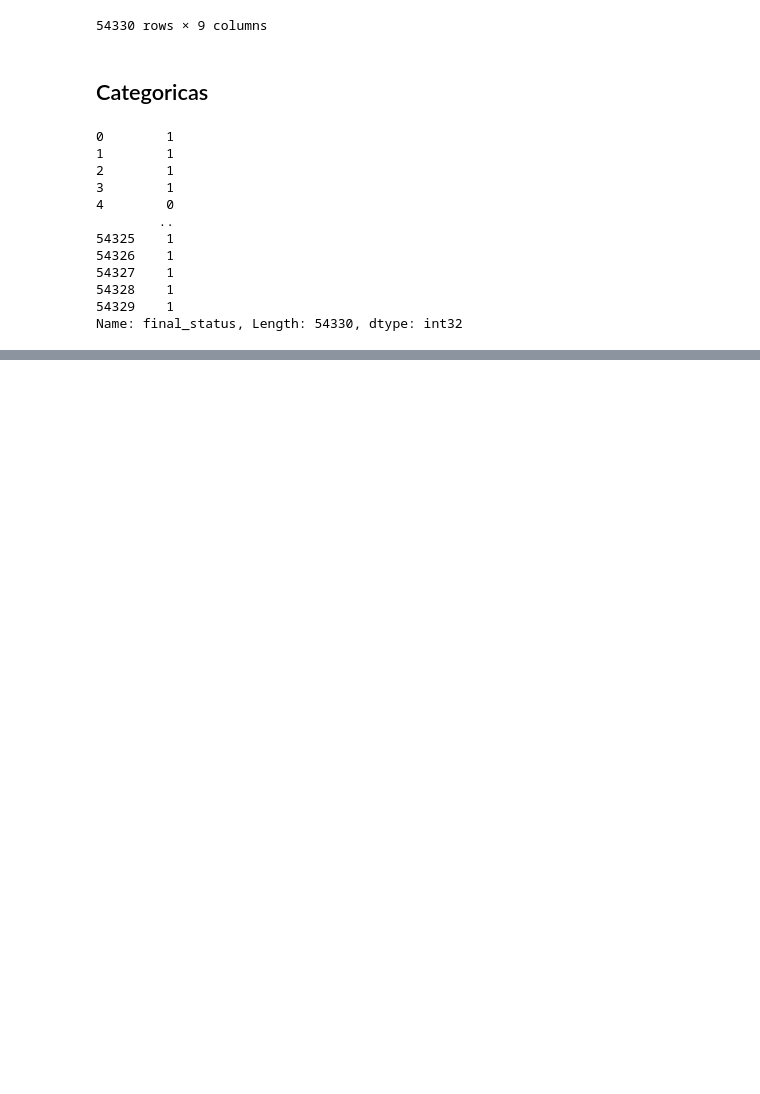
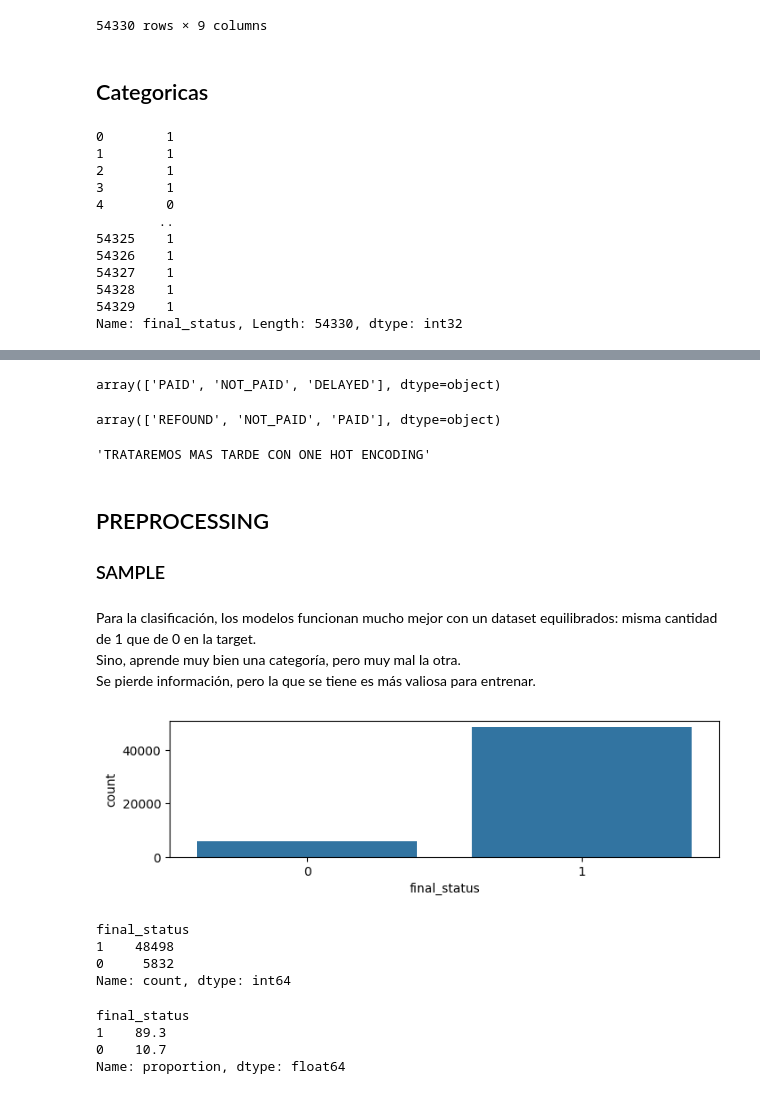
Before and after one commit to Unbiunio/ML_Delivery_Orders, a Jupyter notebook: orders.ipynb, the cells around one changed output, grey strips where cells are left out. Drawn from its saved outputs; the diff is of its cells as text; code cells hidden in the pictures; blank space fills up the shorter version.

```diff
--- a/orders.ipynb
+++ b/orders.ipynb
@@ -206,0 +323,2 @@ Name: final_status, Length: 54330, dtype: int32
+# %%
+df["country_code"] = df["country_code"].apply(lambda x: x if x in Lista_paises_frecuentes else "otro")
@@ -206,0 +396,10 @@ Name: final_status, Length: 54330, dtype: int32
+# %%
+# nos aseguramos que sea categorica
+df['store_address'] = df['store_address'].astype('category')
+df_pred['store_address'] = df_pred['store_address'].astype('category')
+# %%
+# primero hago fit_transform para conocer la media de la target del dataset de entrenamiento
+# despues hago el transform para cambiar el valor de la categoría del dataset a predecir por la media calculada en el dataset de entrenamiento
+codificador = TargetEncoder(smoothing=15)
+df['store_address'] = codificador.fit_transform(df['store_address'], df['final_status'])
+df_pred['store_address'] = codificador.transform(df_pred['store_address'])
@@ -206,0 +448,3 @@ Name: final_status, Length: 54330, dtype: int32
+# %%
+df.drop('order_id', axis=1, inplace=True)
+df_pred.drop('order_id', axis=1, inplace=True)
@@ -206,0 +453,40 @@ Name: final_status, Length: 54330, dtype: int32
+# %%
+df['payment_status'].unique()
+# %% [output]
+array(['PAID', 'NOT_PAID', 'DELAYED'], dtype=object)
+# %%
+df_pred['payment_status'].unique()
+# %% [output]
+array(['REFOUND', 'NOT_PAID', 'PAID'], dtype=object)
+# %%
+'''TRATAREMOS MAS TARDE CON ONE HOT ENCODING'''
+# %% [output]
+'TRATAREMOS MAS TARDE CON ONE HOT ENCODING'
+# %% [markdown]
+## PREPROCESSING
+##
+### SAMPLE
+# %% [markdown]
+Para la clasificación, los modelos funcionan mucho mejor con un dataset equilibrados: misma cantidad de 1 que de 0 en la target.
+Sino, aprende muy bien una categoría, pero muy mal la otra.
+Se pierde información, pero la que se tiene es más valiosa para entrenar.
+# %%
+fig, ax = plt.subplots(figsize=(8, 2))
+sns.countplot(data=df, x='final_status')
+plt.show()
+# %% [output]
+[figure, added]
+# %%
+df['final_status'].value_counts()
+# %% [output]
+final_status
+1    48498
+0     5832
+Name: count, dtype: int64
+# %%
+df['final_status'].value_counts(normalize=True).mul(100).round(1)
+# %% [output]
+final_status
+1    89.3
+0    10.7
+Name: proportion, dtype: float64
```
Also changed, not shown: parts of 63 cells of this notebook.
